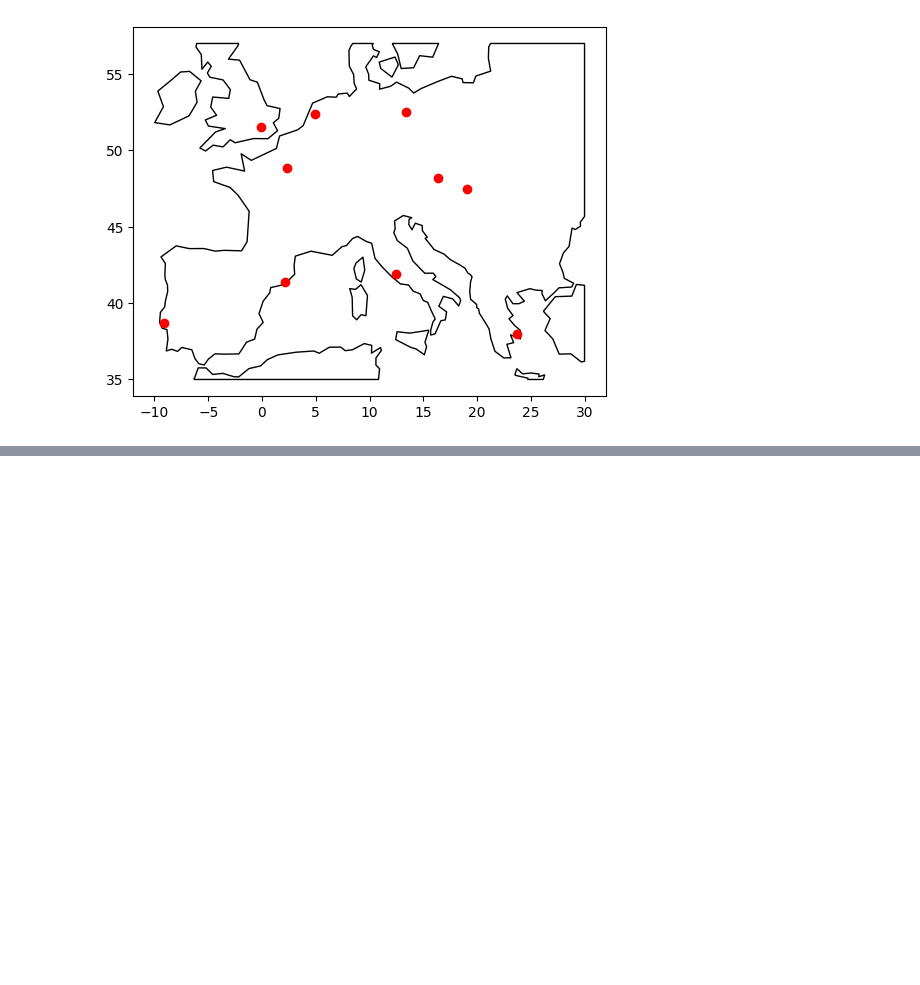
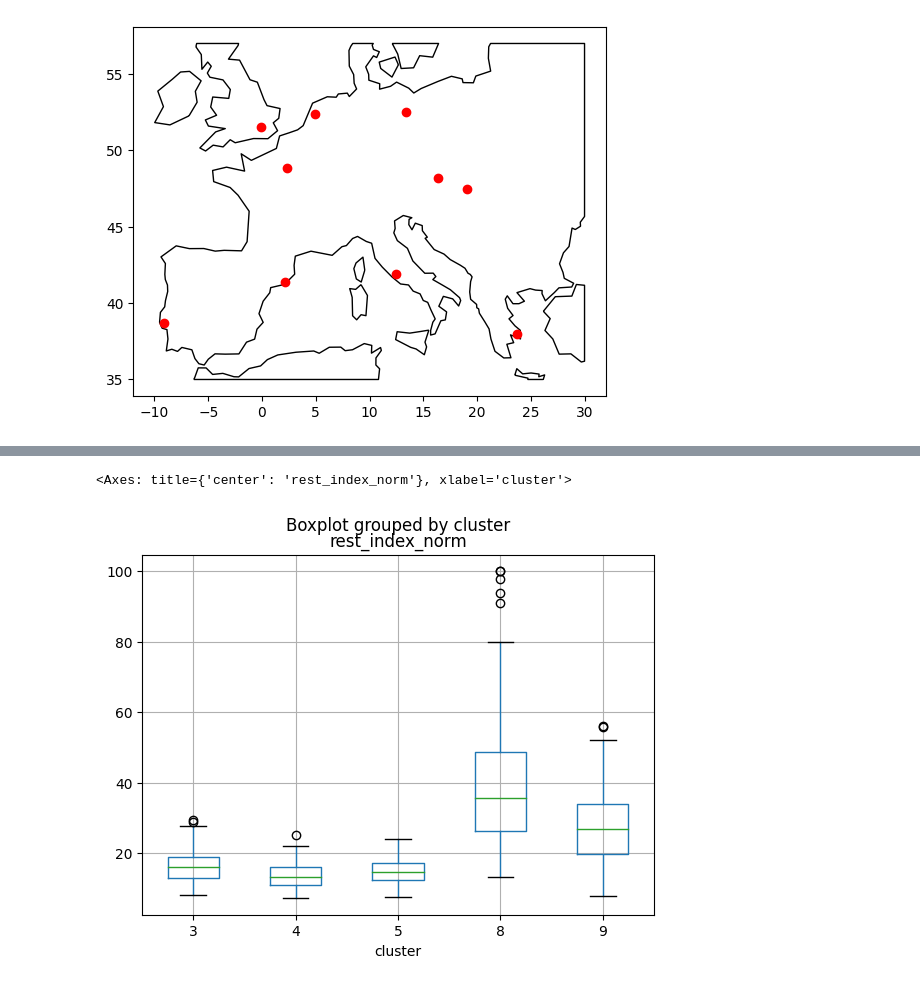
Before and after one commit to NikitaVarlamov/HoReCa_EDA, a Jupyter notebook: notebook.ipynb, the cells around one changed output, grey strips where cells are left out. Cells and saved outputs as stored; diff of their text form; code cells hidden in the pictures; blank space fills up the shorter version.

```diff
--- a/notebook.ipynb
+++ b/notebook.ipynb
@@ -66,3 +59,15 @@ folium.LayerControl().add_to(m1)
 m1
 # %% [output]
 [interactive output not drawn]
+# %%
+#Исследуемые города: Париж, Берлин, Амстердам
+
+df_am_1 = pd.read_csv('datasets/amsterdam_weekdays.csv')
+df_am_2 = pd.read_csv('datasets/amsterdam_weekends.csv')
+
+df = pd.concat([df_am_1, df_am_2])
+df.insert(1, 'City', 'Amsterdam')
+df = df.drop('Unnamed: 0', axis=1)
+df.index = range(1, len(df) + 1)
+
+df
@@ -68,0 +88,6 @@ m1
+# %%
+df = df.drop_duplicates()
+# %%
+coordinates = df[['lat', 'lng']]
+kmeans = KMeans(n_clusters=10)
+df['cluster'] = kmeans.fit_predict(coordinates)
@@ -68,0 +132,5 @@ m1
+# %%
+df.query('cluster == [3,4,5,8,9]').boxplot(column = 'rest_index_norm', by = 'cluster')
+# %% [output]
+<Axes: title={'center': 'rest_index_norm'}, xlabel='cluster'>
+[figure, added]
```
Also changed, not shown: parts of 10 cells of this notebook.
